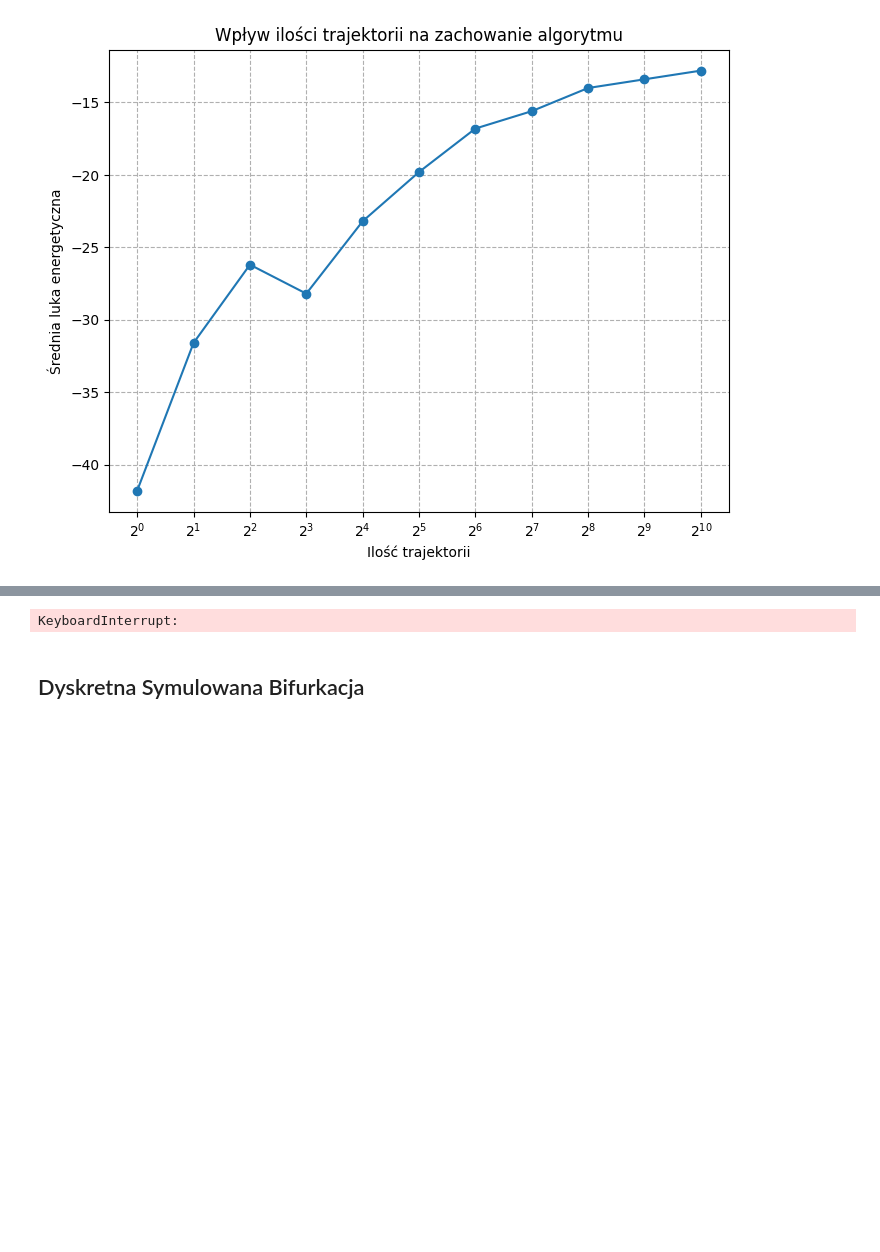
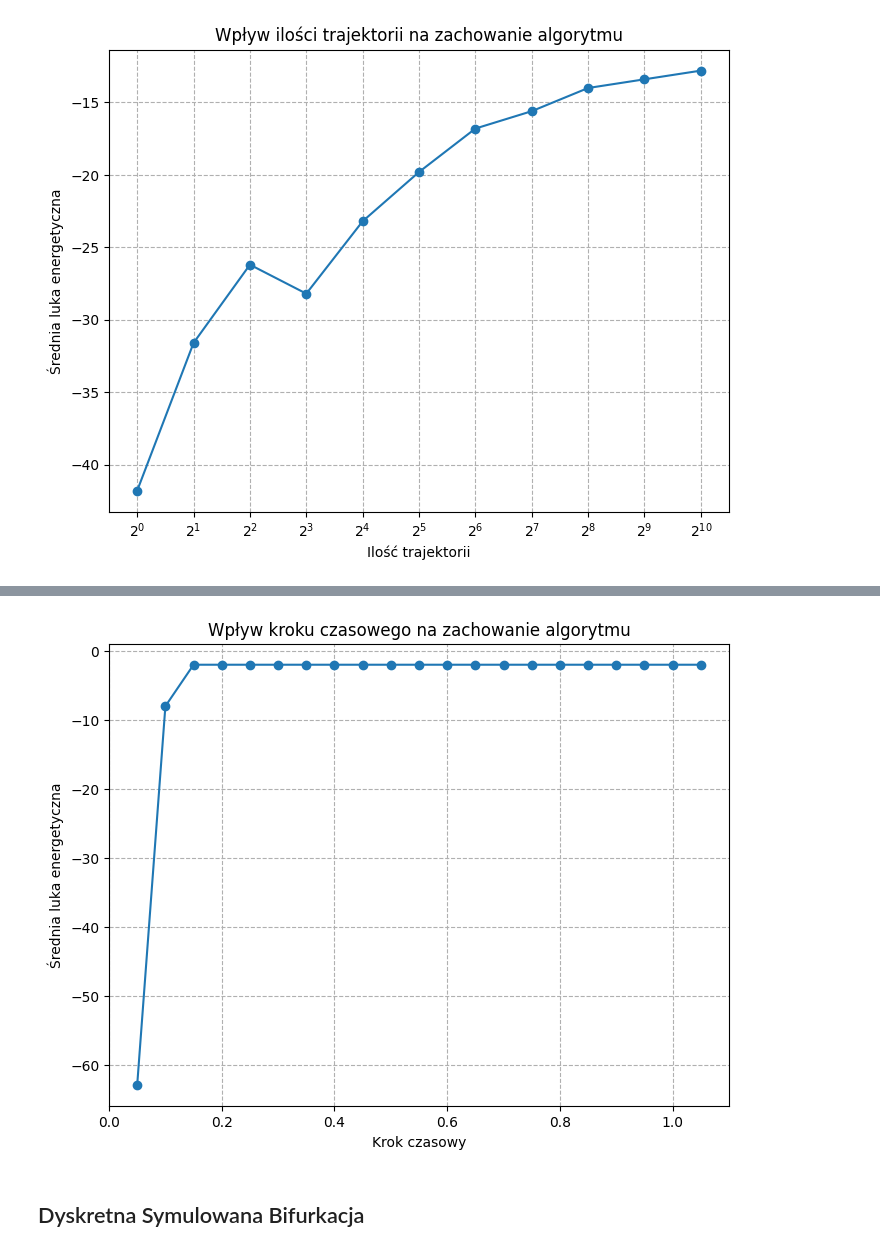
Before and after one commit to iitis/AkademiaSztukiKwantowej, a Jupyter notebook: classical_and_quantum_annealing/Algorytm_symulowanej_bifurkacji.ipynb, the cells around one changed output, grey strips where cells are left out. Cells and saved outputs as stored; diff of their text form; code cells hidden in the pictures; blank space fills up the shorter version.

```diff
--- a/classical_and_quantum_annealing/Algorytm_symulowanej_bifurkacji.ipynb
+++ b/classical_and_quantum_annealing/Algorytm_symulowanej_bifurkacji.ipynb
@@ -261,39 +231,39 @@ ValueError: x and y must have same first dimension, but have shapes (11,) and (6
 # krok czasowy
 
 import matplotlib.pylab as plt
 from funkcje_pomocnicze import read_instance, test_pegasus
 from IPython.utils.io import capture_output
+from tqdm import tqdm
 
 J, h = read_instance(test_pegasus.path)
 
-num_steps = 200
+num_steps = 2**7
 num_trajectories = 2**10
 time_steps = [0.05 + i*0.05 for i in range(21)]
 
 energy = []
 for step in tqdm(time_steps, desc="tworzenie wykresu"):
 
     gaps = []
     for _ in range(5):
         with capture_output() as captured:
             states, energies = balistic_simulated_bifurcation(J, h, num_steps=num_steps,
-                                                        time_step=time_step, num_trajectories=num_trajectories)
+                                                        time_step=step, num_trajectories=num_trajectories)
         gap = test_pegasus.best_energy - min(energies)
         gaps.append(gap)
     energy.append(np.mean(gaps))
 
 
 plt.figure(figsize=(8, 6))
-plt.plot(x, energy, marker='o', linestyle='-')
-plt.xscale('log', base=2)
-plt.xticks(x)
+plt.plot(time_steps, energy, marker='o', linestyle='-')
+
 plt.xlabel('Krok czasowy')
 plt.ylabel('Średnia luka energetyczna')
 plt.title('Wpływ kroku czasowego na zachowanie algorytmu')
 plt.grid(True, which='both', linestyle='--')
 plt.show()
 # %% [output]
-KeyboardInterrupt:
+[figure, added]
 # %% [markdown]
 ## Dyskretna Symulowana Bifurkacja
 # %%
```
Also changed, not shown: parts of 1 cell of this notebook.
